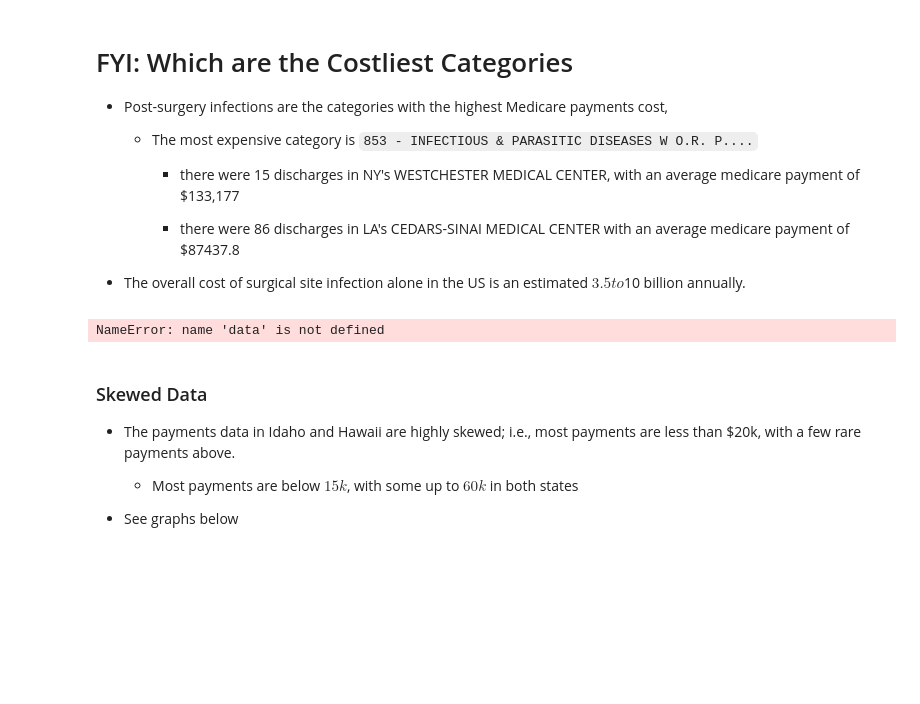
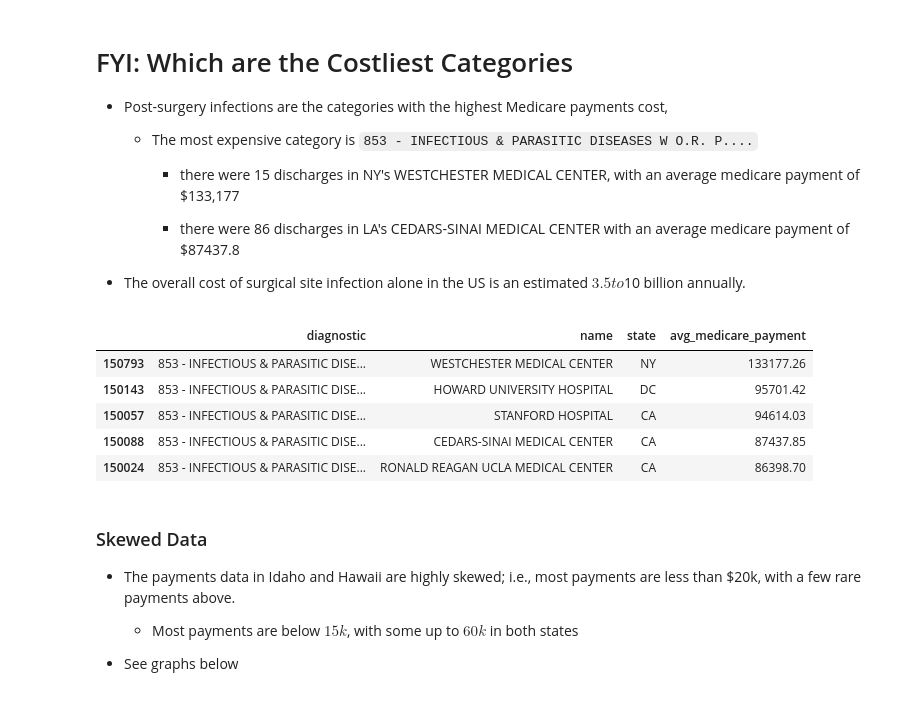
Before and after one commit to nlaranio/assignment-2-simulations-mahdi-b, a Jupyter notebook: Assignment_2.ipynb, the cells around one changed output. Drawn from its saved outputs; the diff is of its cells as text; code cells hidden in the pictures; blank space fills up the shorter version.

```diff
--- a/Assignment_2.ipynb
+++ b/Assignment_2.ipynb
@@ -608,9 +655,14 @@ payment_data.rename(index=str, columns={'DRG Definition':'diagnostic','Provider
 
 * The overall cost of surgical site infection alone in the US is an estimated $3.5 to $10 billion annually.
 # %%
-data[data["DRG Definition"].str.contains("INFECTIOUS")].sort_values("Average Medicare Payments", ascending=False).head()
+payment_data[payment_data["diagnostic"].str.contains("INFECTIOUS")].sort_values("avg_medicare_payment", ascending=False).head()
 # %% [output]
-NameError: name 'data' is not defined
+|  | diagnostic | name | state | avg_medicare_payment |
+| 150793 | 853 - INFECTIOUS & PARASITIC DISE... | WESTCHESTER MEDICAL CENTER | NY | 133177.26 |
+| 150143 | 853 - INFECTIOUS & PARASITIC DISE... | HOWARD UNIVERSITY HOSPITAL | DC | 95701.42 |
+| 150057 | 853 - INFECTIOUS & PARASITIC DISE... | STANFORD HOSPITAL | CA | 94614.03 |
+| 150088 | 853 - INFECTIOUS & PARASITIC DISE... | CEDARS-SINAI MEDICAL CENTER | CA | 87437.85 |
+| 150024 | 853 - INFECTIOUS & PARASITIC DISE... | RONALD REAGAN UCLA MEDICAL CENTER | CA | 86398.70 |
 # %% [markdown]
 ### Skewed Data
 
```
Also changed, not shown: parts of 5 cells of this notebook.
